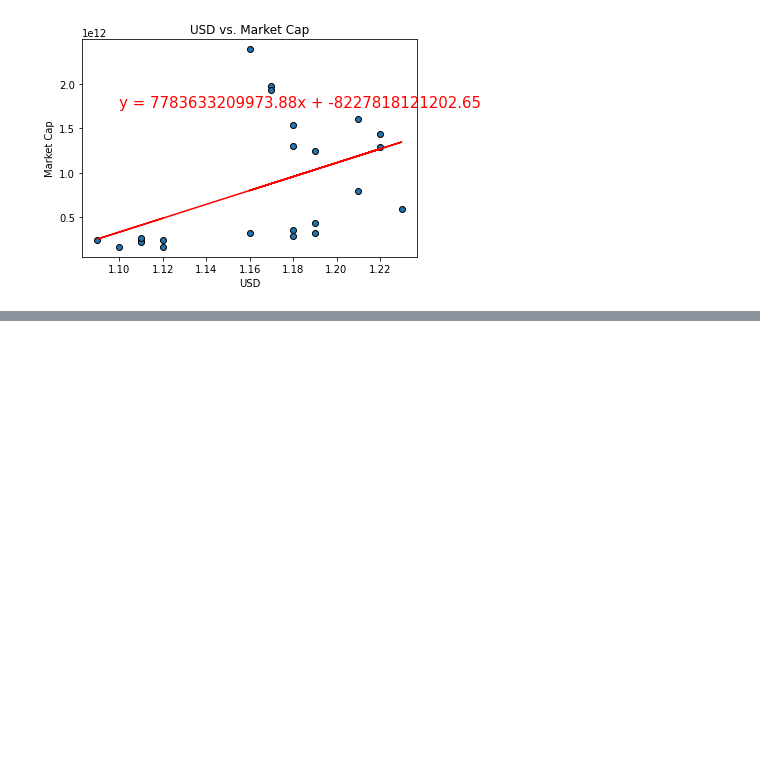
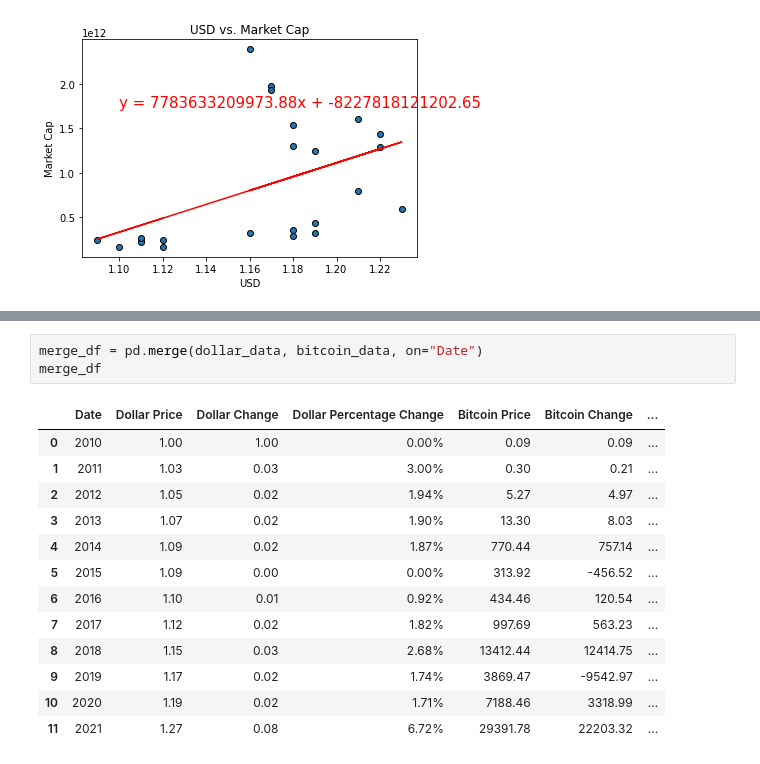
Before and after one commit to samuelroiz/Crypto_Analysis, a Jupyter notebook: Graphs_Crypto_Code.ipynb, the cells around one changed output, grey strips where cells are left out. Drawn from its saved outputs; the diff is of its cells as text; blank space fills up the shorter version.

```diff
--- a/Graphs_Crypto_Code.ipynb
+++ b/Graphs_Crypto_Code.ipynb
@@ -544,0 +738,17 @@ The r-squared is: 0.4737418865820348
+# %%
+merge_df = pd.merge(dollar_data, bitcoin_data, on="Date")
+merge_df
+# %% [output]
+|  | Date | Dollar Price | Dollar Change | Dollar Percentage Change | Bitcoin Price | Bitcoin Change | ... |
+| 0 | 2010 | 1.00 | 1.00 | 0.00% | 0.09 | 0.09 | ... |
+| 1 | 2011 | 1.03 | 0.03 | 3.00% | 0.30 | 0.21 | ... |
+| 2 | 2012 | 1.05 | 0.02 | 1.94% | 5.27 | 4.97 | ... |
+| 3 | 2013 | 1.07 | 0.02 | 1.90% | 13.30 | 8.03 | ... |
+| 4 | 2014 | 1.09 | 0.02 | 1.87% | 770.44 | 757.14 | ... |
+| 5 | 2015 | 1.09 | 0.00 | 0.00% | 313.92 | -456.52 | ... |
+| 6 | 2016 | 1.10 | 0.01 | 0.92% | 434.46 | 120.54 | ... |
+| 7 | 2017 | 1.12 | 0.02 | 1.82% | 997.69 | 563.23 | ... |
+| 8 | 2018 | 1.15 | 0.03 | 2.68% | 13412.44 | 12414.75 | ... |
+| 9 | 2019 | 1.17 | 0.02 | 1.74% | 3869.47 | -9542.97 | ... |
+| 10 | 2020 | 1.19 | 0.02 | 1.71% | 7188.46 | 3318.99 | ... |
+| 11 | 2021 | 1.27 | 0.08 | 6.72% | 29391.78 | 22203.32 | ... |
```
Also changed, not shown: parts of 12 cells of this notebook, 10 other files.
